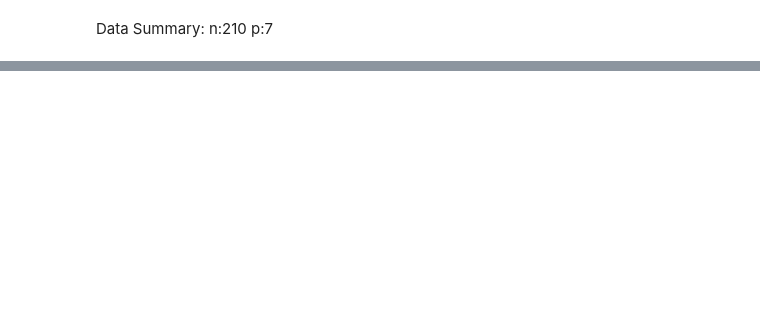
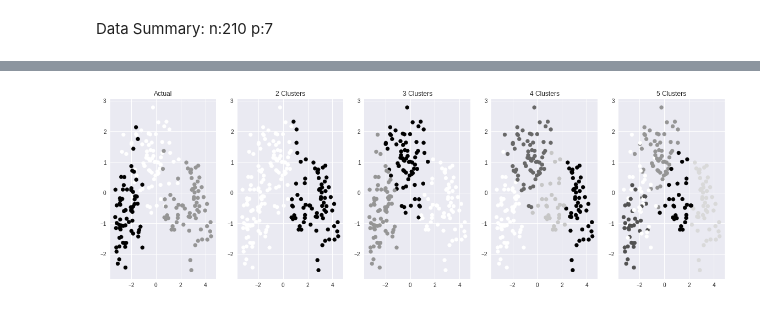
Before and after one commit to Khangle92/UCI_ML_SEEDS, a Jupyter notebook: 01-description-UCI_ML.ipynb, the cells around one changed output, grey strips where cells are left out. Saved outputs shown, nothing was run; the diff lists cells and outputs as text; code cells hidden in the pictures; blank space fills up the shorter version.

```diff
--- a/01-description-UCI_ML.ipynb
+++ b/01-description-UCI_ML.ipynb
@@ -44,0 +154,23 @@ pd.read_csv(SEEDS_DATA_URL, sep="\s+", header=None)
+# %%
+kmeans_2 = kmeans_sc_models_df.model.values[0]
+kmeans_3 = kmeans_sc_models_df.model.values[1]
+kmeans_4 = kmeans_sc_models_df.model.values[2]
+kmeans_5 = kmeans_sc_models_df.model.values[3]
+# %%
+number_of_dimensions = 2
+pca = PCA(number_of_dimensions)
+
+_, ax = plt.subplots(1,5, figsize=(20,6))
+seeds_2d = pca.fit_transform(X_sc)
+ax[0].scatter(seeds_2d[:, 0], seeds_2d[:, 1], c=seeds_df.target)
+ax[0].set_title('Actual')
+ax[1].scatter(seeds_2d[:, 0], seeds_2d[:, 1], c=kmeans_2.labels_)
+ax[1].set_title('2 Clusters')
+ax[2].scatter(seeds_2d[:, 0], seeds_2d[:, 1], c=kmeans_3.labels_)
+ax[2].set_title('3 Clusters')
+ax[3].scatter(seeds_2d[:, 0], seeds_2d[:, 1], c=kmeans_4.labels_)
+ax[3].set_title('4 Clusters')
+ax[4].scatter(seeds_2d[:, 0], seeds_2d[:, 1], c=kmeans_5.labels_)
+ax[4].set_title('5 Clusters');
+# %% [output]
+[figure, added]
```
Also changed, not shown: parts of 24 cells of this notebook, 2 other files.
